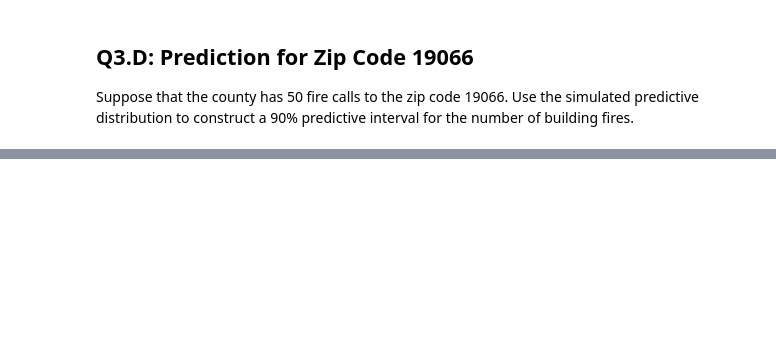
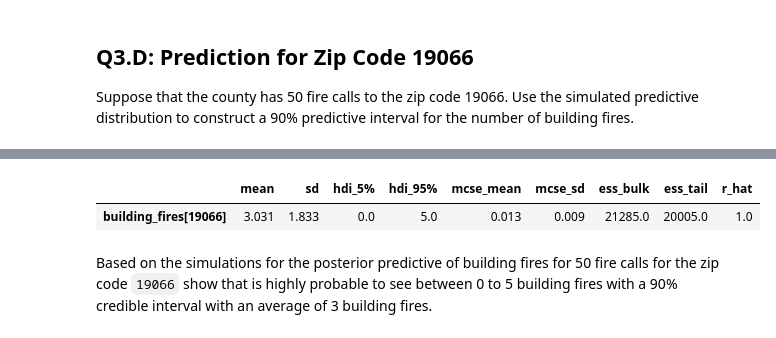
Before and after one commit to romanAVJ/glm-mds, a Jupyter notebook: exam/exam2/src/glm_roman_exam2.ipynb, the cells around one changed output, grey strips where cells are left out. Saved outputs shown, nothing was run; the diff lists cells and outputs as text; code cells hidden in the pictures; blank space fills up the shorter version.

```diff
--- a/exam/exam2/src/glm_roman_exam2.ipynb
+++ b/exam/exam2/src/glm_roman_exam2.ipynb
@@ -653,0 +520,10 @@ az.plot_posterior(posterior_pred, group="predictions", hdi_prob=0.90)
+# %%
+# show table of the predictions for the posertior pred
+az.summary(
+    posterior_pred, group="predictions", hdi_prob=0.90
+)
+# %% [output]
+|  | mean | sd | hdi_5% | hdi_95% | mcse_mean | mcse_sd | ess_bulk | ess_tail | r_hat |
+| building_fires[19066] | 3.031 | 1.833 | 0.0 | 5.0 | 0.013 | 0.009 | 21285.0 | 20005.0 | 1.0 |
+# %% [markdown]
+Based on the simulations for the posterior predictive of building fires for 50 fire calls for the zip code `19066` show that is highly probable to see between 0 to 5 building fires with a 90% credible interval with an average of 3 building fires.
```
Also changed, not shown: parts of 39 cells of this notebook, 2 other files.
